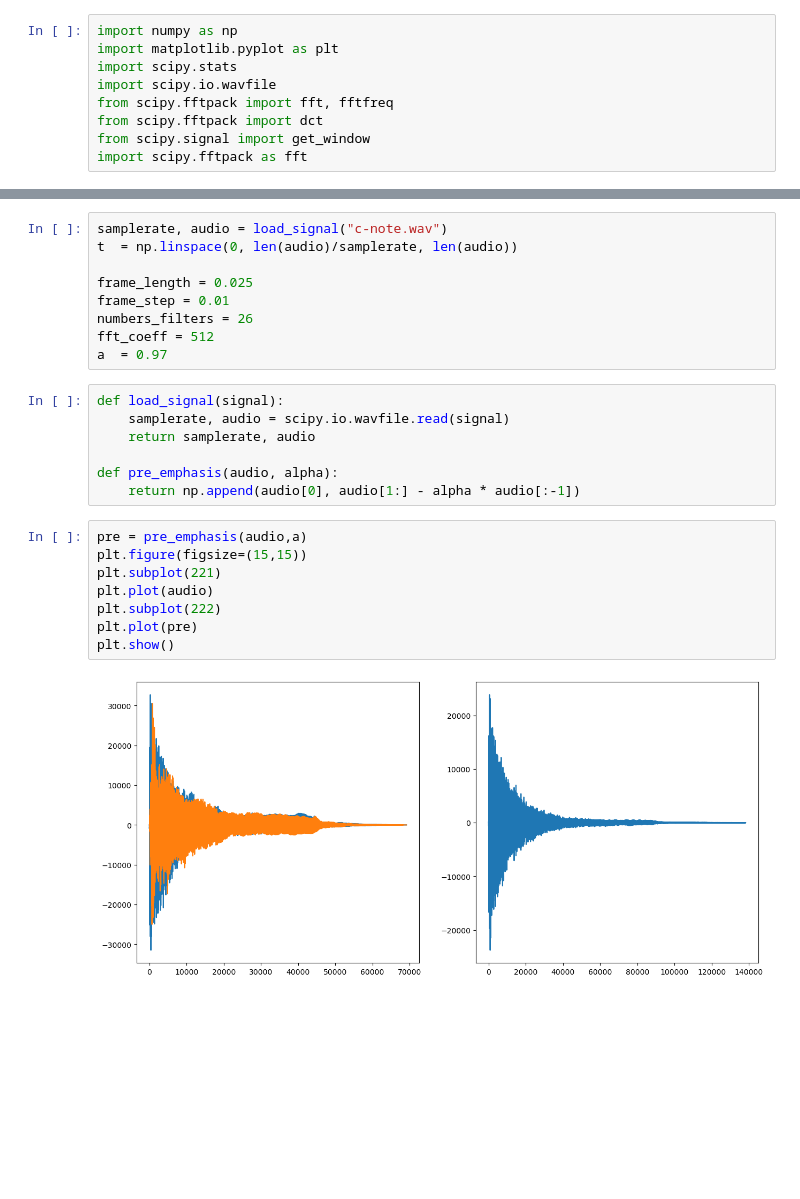
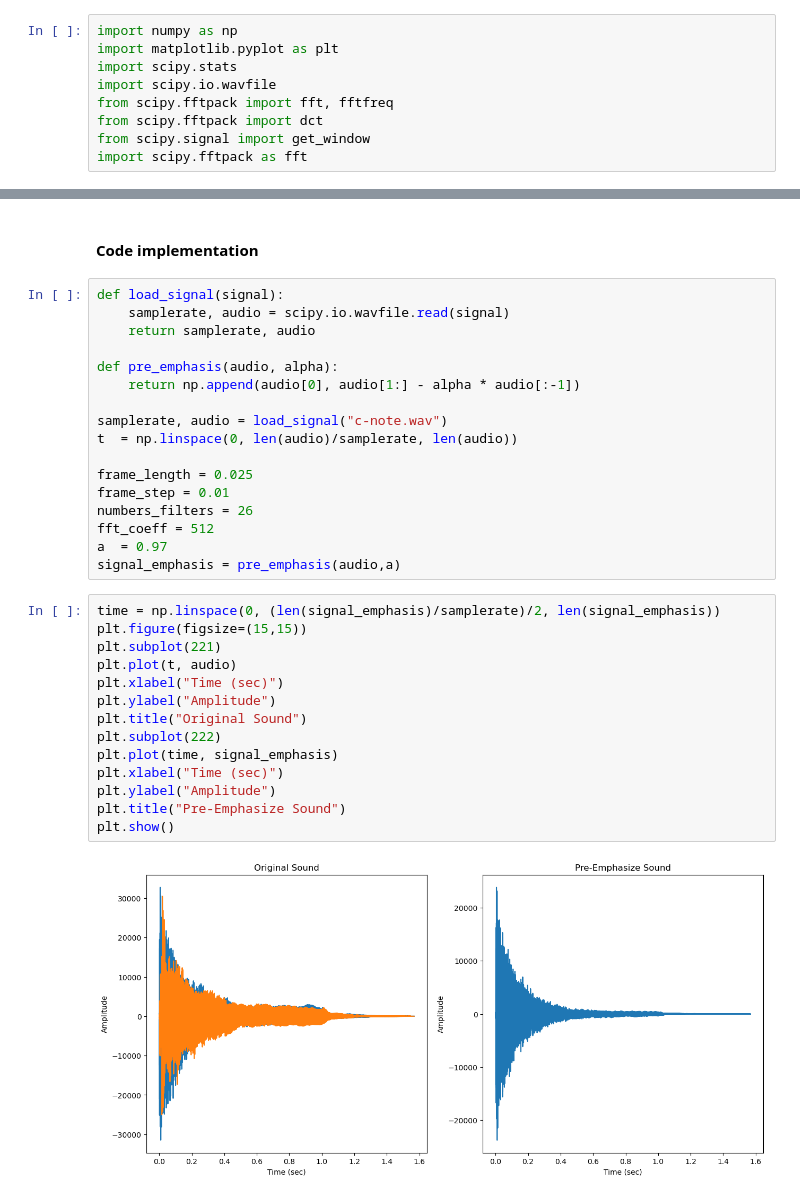
Before and after one commit to nushito/Math-for-Developers, a Jupyter notebook: MFC Project/MFC.ipynb, the cells around one changed output, grey strips where cells are left out. Drawn from its saved outputs; the diff is of its cells as text; blank space fills up the shorter version.

```diff
--- a/MFC Project/MFC.ipynb
+++ b/MFC Project/MFC.ipynb
@@ -79,12 +108,5 @@ $M$ is Mel filters number
-# %%
-samplerate, audio = load_signal("c-note.wav")
-t  = np.linspace(0, len(audio)/samplerate, len(audio))
-
-frame_length = 0.025
-frame_step = 0.01
-numbers_filters = 26
-fft_coeff = 512
-a  = 0.97
+# %% [markdown]
+#### Code implementation
 # %%
 def load_signal(signal):
     samplerate, audio = scipy.io.wavfile.read(signal)
@@ -92,14 +114,30 @@ def load_signal(signal):
 
 def pre_emphasis(audio, alpha):
     return np.append(audio[0], audio[1:] - alpha * audio[:-1])
+
+samplerate, audio = load_signal("c-note.wav")
+t  = np.linspace(0, len(audio)/samplerate, len(audio))
+
+frame_length = 0.025
+frame_step = 0.01
+numbers_filters = 26
+fft_coeff = 512
+a  = 0.97
+signal_emphasis = pre_emphasis(audio,a)
 # %%
-pre = pre_emphasis(audio,a)
+time = np.linspace(0, (len(signal_emphasis)/samplerate)/2, len(signal_emphasis))
 plt.figure(figsize=(15,15))
 plt.subplot(221)
-plt.plot(audio)
+plt.plot(t, audio)
+plt.xlabel("Time (sec)")
+plt.ylabel("Amplitude")
+plt.title("Original Sound")
 plt.subplot(222)
-plt.plot(pre)
+plt.plot(time, signal_emphasis)
+plt.xlabel("Time (sec)")
+plt.ylabel("Amplitude")
+plt.title("Pre-Emphasize Sound")
 plt.show()
 # %% [output]
-[figure, old version]
+[figure, new version]
 # %%
```
Also changed, not shown: parts of 9 cells of this notebook, 1 other file.
